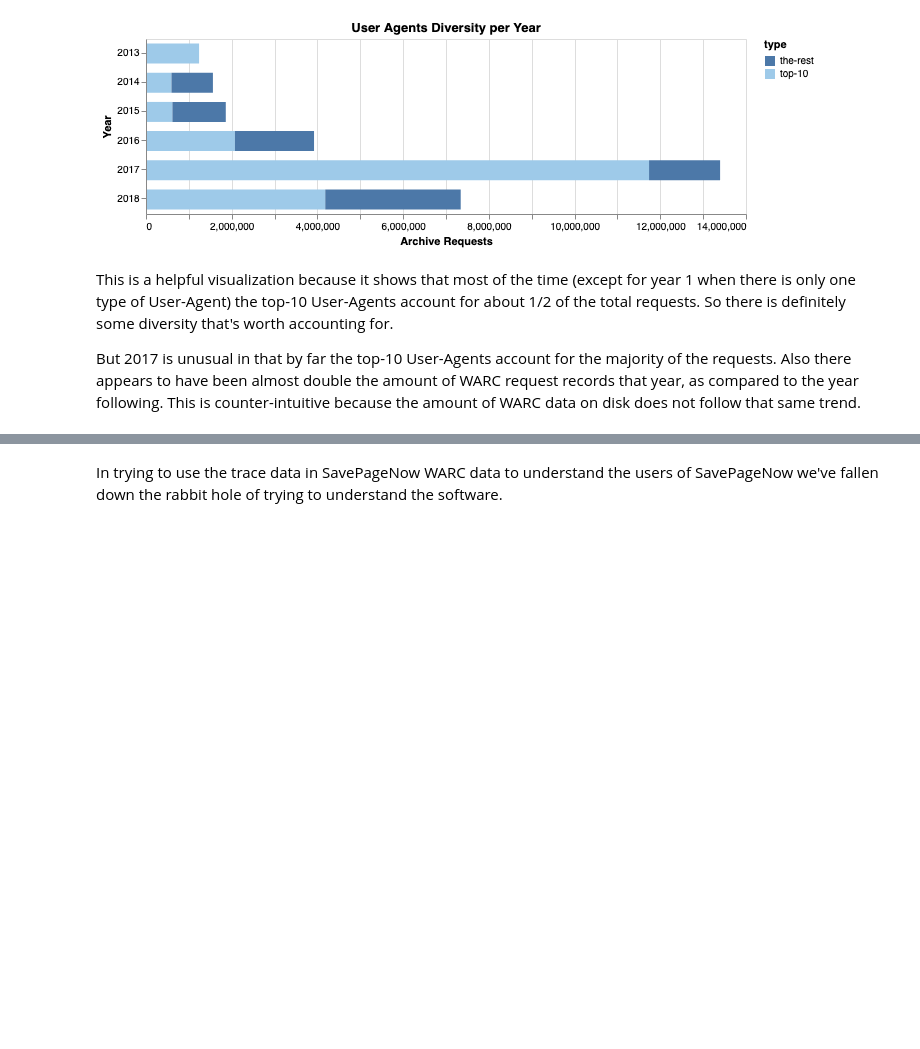
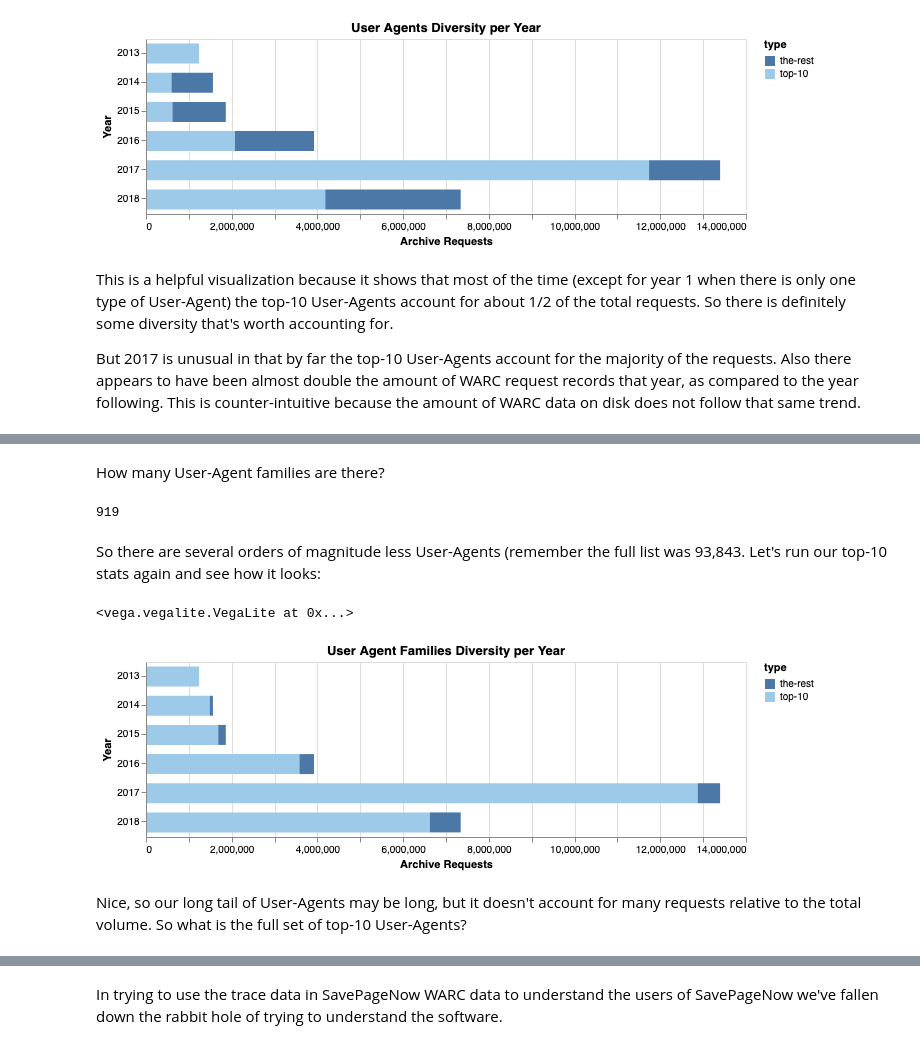
Before and after one commit to edsu/spn, a Jupyter notebook: notebooks/UserAgents.ipynb, the cells around one changed output, grey strips where cells are left out. Saved outputs shown, nothing was run; the diff lists cells and outputs as text; code cells hidden in the pictures; blank space fills up the shorter version.

```diff
--- a/notebooks/UserAgents.ipynb
+++ b/notebooks/UserAgents.ipynb
@@ -343,3 +321,4 @@ Name: 2018, Length: 93843, dtype: float64)
 # %%
-parse_ua('curl/7.55.1')
+ua = 'curl/7.55.1'
+print(json.dumps(parse_ua(ua), indent=2))
 # %% [output]
@@ -353,0 +371,3 @@ parse_ua('curl/7.55.1')
+# %%
+ua_fams = ua_fams.sort_values(by='2018', ascending=False)
+print(ua_fams.head(10))
@@ -353,0 +392,41 @@ parse_ua('curl/7.55.1')
+# %% [markdown]
+How many User-Agent families are there?
+# %%
+print(len(ua_fams.index))
+# %% [output]
+919
+# %% [markdown]
+So there are several orders of magnitude less User-Agents (remember the full list was 93,843. Let's run our top-10 stats again and see how it looks:
+# %%
+ratios = {'bucket': [], 'year': [], 'requests': []}
+
+for year in range(2013, 2019):
+    y = str(year)
+    dfy = ua_fams.sort_values(by=y, ascending=False)
+
+    ratios['year'].append(y)
+    ratios['bucket'].append('top-10')
+    ratios['requests'].append(dfy[y].head(10).sum())
+
+    ratios['year'].append(y)
+    ratios['bucket'].append('the-rest')
+    ratios['requests'].append(dfy[y][10:].sum())
+
+ratios = pandas.DataFrame(ratios)
+
+chart3 = altair.Chart(ratios).mark_bar(size=20).encode(
+    altair.X('sum(requests)', title='Archive Requests'),
+    altair.Y('year', title='Year'),
+    altair.Color('bucket', title='type', scale=altair.Scale(scheme='tableau20'))
+)
+chart3 = chart3.properties(
+    width=600,
+    height=175,
+    title='User Agent Families Diversity per Year'
+)
+chart3
+# %% [output]
+<vega.vegalite.VegaLite at 0x...>
+[figure, added]
+# %% [markdown]
+Nice, so our long tail of User-Agents may be long, but it doesn't account for many requests relative to the total volume. So what is the full set of top-10 User-Agents?
```
Also changed, not shown: parts of 17 cells of this notebook, 1 other file.
